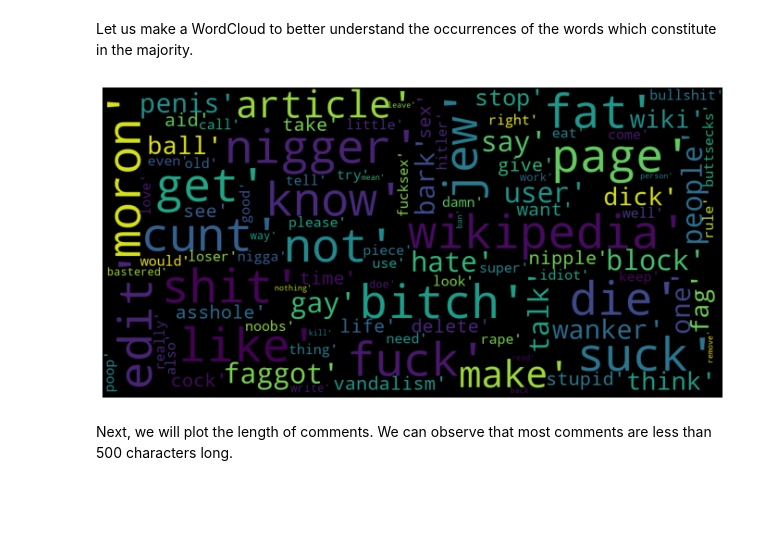
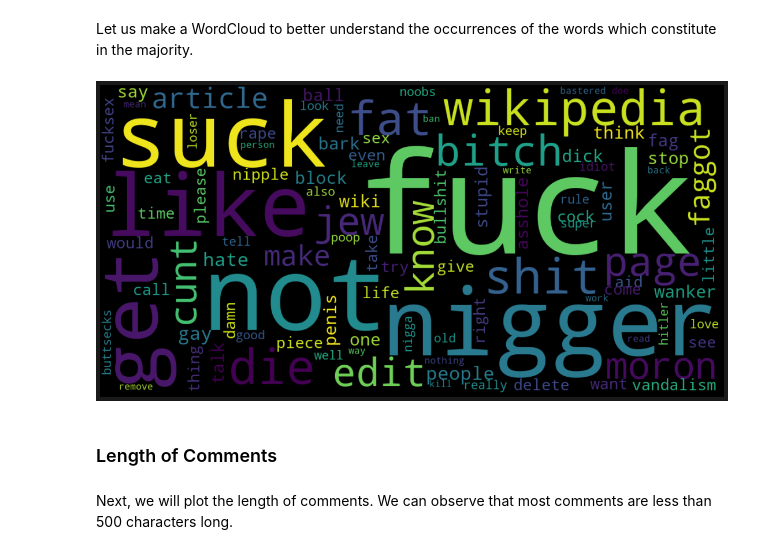
Before and after one commit to mayankchadha16/Why-so-Harsh, a Jupyter notebook: Clones.ipynb, the cells around one changed output. Drawn from its saved outputs; the diff is of its cells as text; code cells hidden in the pictures; blank space fills up the shorter version.

```diff
--- a/Clones.ipynb
+++ b/Clones.ipynb
@@ -293,28 +270,21 @@ sns.barplot(y=toxic_words.iloc[:20].index, x=toxic_words.iloc[:20].values, palet
 # %% [markdown]
 Let us make a WordCloud to better understand the occurrences of the words which constitute in the majority.
-# %%
-from wordcloud import WordCloud
-
-def show_wordcloud(data):
-    wordcloud = WordCloud(
-        background_color='black',
-        stopwords=modified_stop,
-        max_words=100,
-        max_font_size=30,
-        scale=3,
-        random_state=1)
-
-    wordcloud=wordcloud.generate(str(data))
-
-    fig = plt.figure(1, figsize=(12, 12))
-    plt.axis('off')
-
-    plt.imshow(wordcloud)
-    plt.show()
-
-show_wordcloud(toxic_words.index.tolist())
-# %% [output]
-[figure, removed]
+# %%
+def generate_word_cloud(text):
+    wordcloud = WordCloud(background_color = 'black', scale=3, max_words=100).generate_from_frequencies(text)
+
+    fig = plt.figure(figsize = (15, 15), facecolor = 'k', edgecolor = 'k')
+
+    plt.imshow(wordcloud, interpolation = 'bilinear')
+    plt.axis('off')
+    plt.tight_layout(pad=0)
+    plt.show()
+
+generate_word_cloud(toxic_words)
+# %% [output]
+[figure, added]
+# %% [markdown]
+### Length of Comments
 # %% [markdown]
 Next, we will plot the length of comments. We can observe that most comments are less than 500 characters long.
 # %%
```
Also changed, not shown: parts of 18 cells of this notebook.
